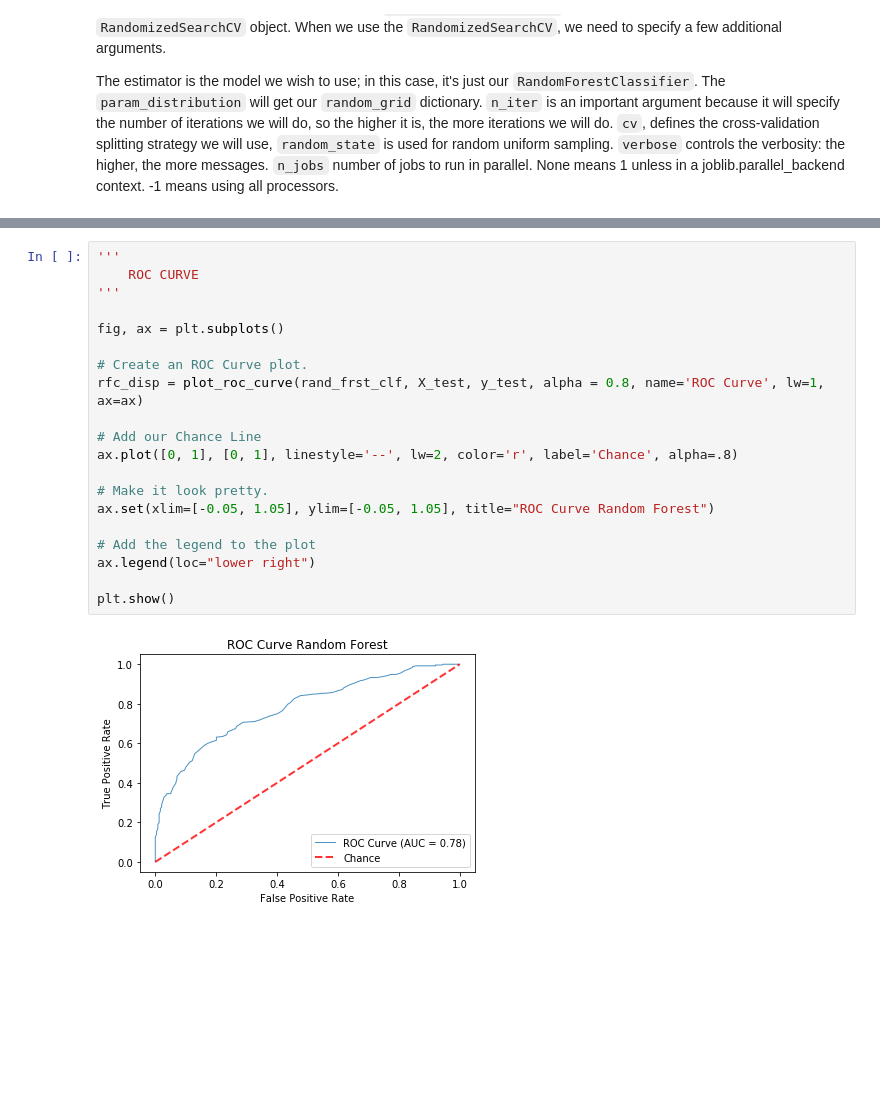
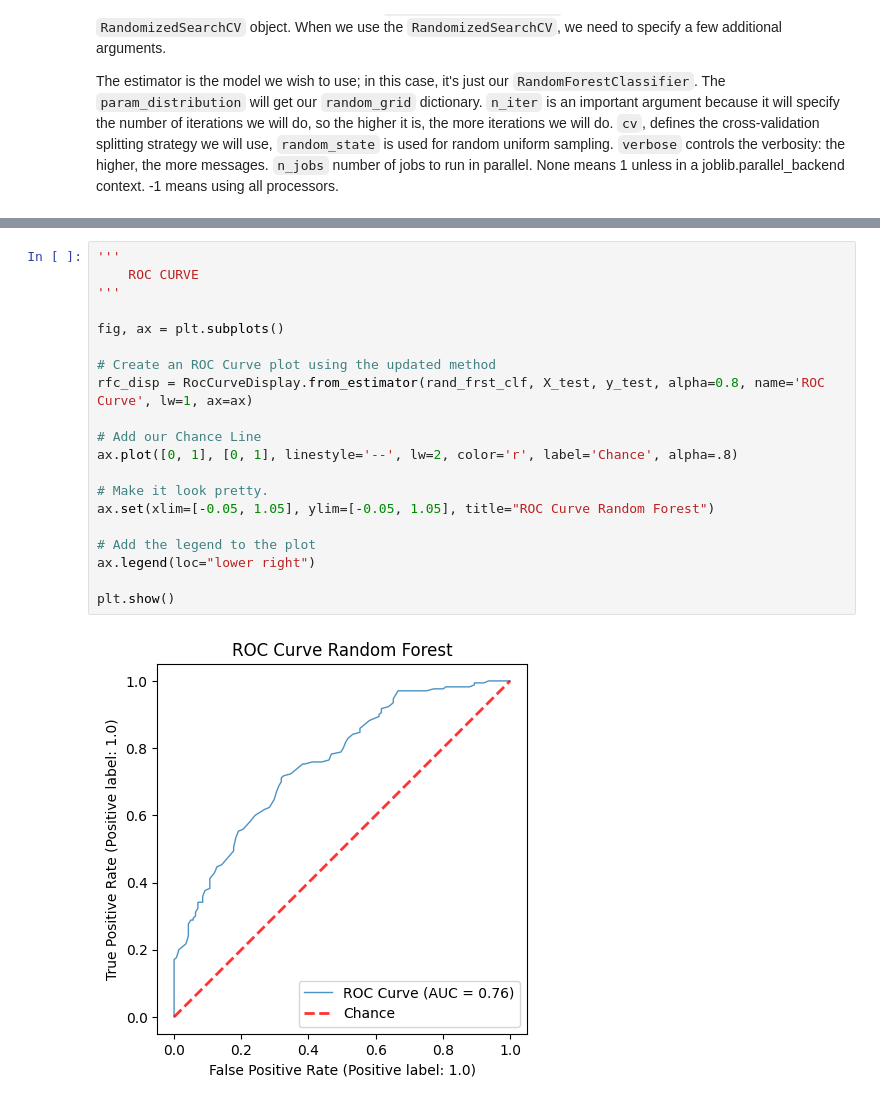
Before and after one commit to HarveerDeol/Stock_analysis, a Jupyter notebook: random_forest_price_prediction.ipynb, the cells around one changed output, grey strips where cells are left out. Cells and saved outputs as stored; diff of their text form; blank space fills up the shorter version.

```diff
--- a/random_forest_price_prediction.ipynb
+++ b/random_forest_price_prediction.ipynb
@@ -1136,22 +1147,22 @@ dtype: float64
 # %%
 '''
     ROC CURVE
 '''
 
 fig, ax = plt.subplots()
 
-# Create an ROC Curve plot.
-rfc_disp = plot_roc_curve(rand_frst_clf, X_test, y_test, alpha = 0.8, name='ROC Curve', lw=1, ax=ax)
+# Create an ROC Curve plot using the updated method
+rfc_disp = RocCurveDisplay.from_estimator(rand_frst_clf, X_test, y_test, alpha=0.8, name='ROC Curve', lw=1, ax=ax)
 
 # Add our Chance Line
 ax.plot([0, 1], [0, 1], linestyle='--', lw=2, color='r', label='Chance', alpha=.8)
 
 # Make it look pretty.
 ax.set(xlim=[-0.05, 1.05], ylim=[-0.05, 1.05], title="ROC Curve Random Forest")
 
 # Add the legend to the plot
 ax.legend(loc="lower right")
 
 plt.show()
 # %% [output]
-[figure, old version]
+[figure, new version]
```
Also changed, not shown: parts of 25 cells of this notebook.
